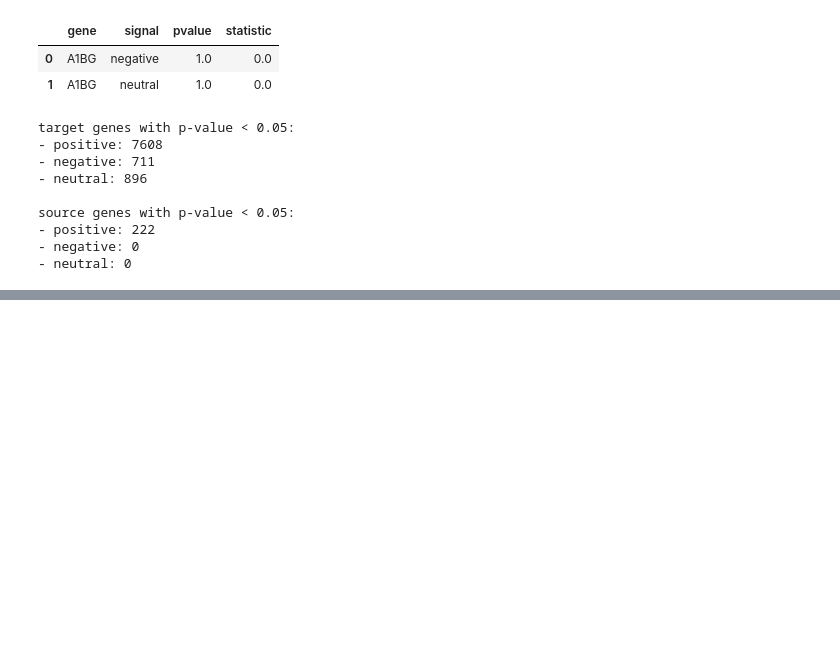
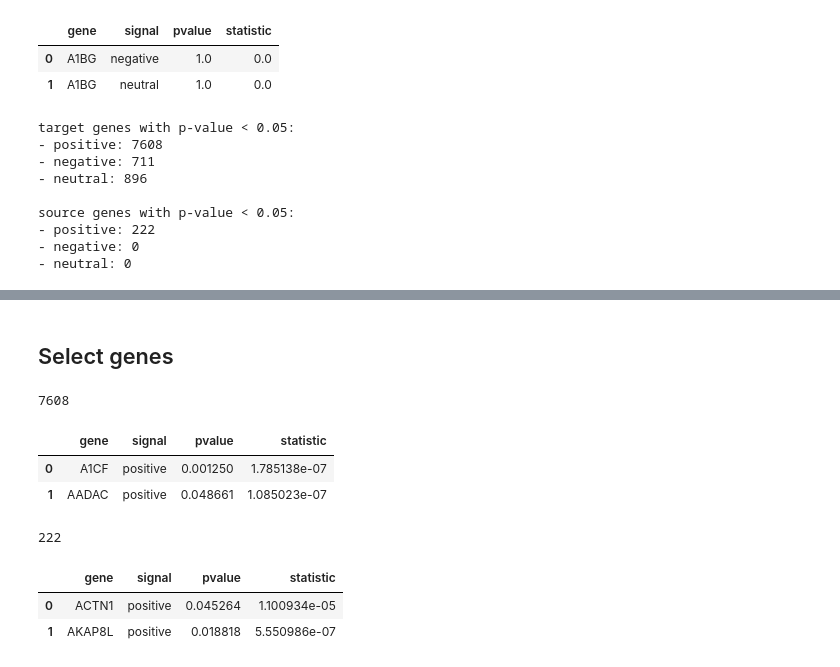
Before and after one commit to joanismi/MastersThesisCode, a Jupyter notebook: src/6_intracell_network.ipynb, the cells around one changed output, grey strips where cells are left out. Drawn from its saved outputs; the diff is of its cells as text; code cells hidden in the pictures; blank space fills up the shorter version.

```diff
--- a/src/6_intracell_network.ipynb
+++ b/src/6_intracell_network.ipynb
@@ -842,0 +848,8 @@ source genes with p-value < 0.05:
+# %%
+# load permutation test results
+test_stats = dict(
+    target = pd.read_csv(intracell_dir+'target_perm_test_records.csv',),
+    source = pd.read_csv(intracell_dir+'source_perm_test_records.csv',)
+)
+display(test_stats['target'].head(2))
+test_stats['source'].head(2)
@@ -842,0 +878,27 @@ source genes with p-value < 0.05:
+# %% [markdown]
+## Select genes
+# %%
+# Select statistic significant genes
+# we'll use a significance of 0.01
+target_sign = test_stats['target'][
+    (test_stats['target'].signal=='positive')&
+    (test_stats['target'].pvalue<0.05)
+].reset_index(drop=True)
+source_sign = test_stats['source'][
+    (test_stats['source'].signal=='positive')&
+    (test_stats['source'].pvalue<0.05)
+].reset_index(drop=True)
+print(target_sign.shape[0])
+display(target_sign.head(2))
+
+print(source_sign.shape[0])
+display(source_sign.head(2))
+# %% [output]
+7608
+|  | gene | signal | pvalue | statistic |
+| 0 | A1CF | positive | 0.001250 | 1.785138e-07 |
+| 1 | AADAC | positive | 0.048661 | 1.085023e-07 |
+222
+|  | gene | signal | pvalue | statistic |
+| 0 | ACTN1 | positive | 0.045264 | 1.100934e-05 |
+| 1 | AKAP8L | positive | 0.018818 | 5.550986e-07 |
```
Also changed, not shown: parts of 16 cells of this notebook, 4 other files.
